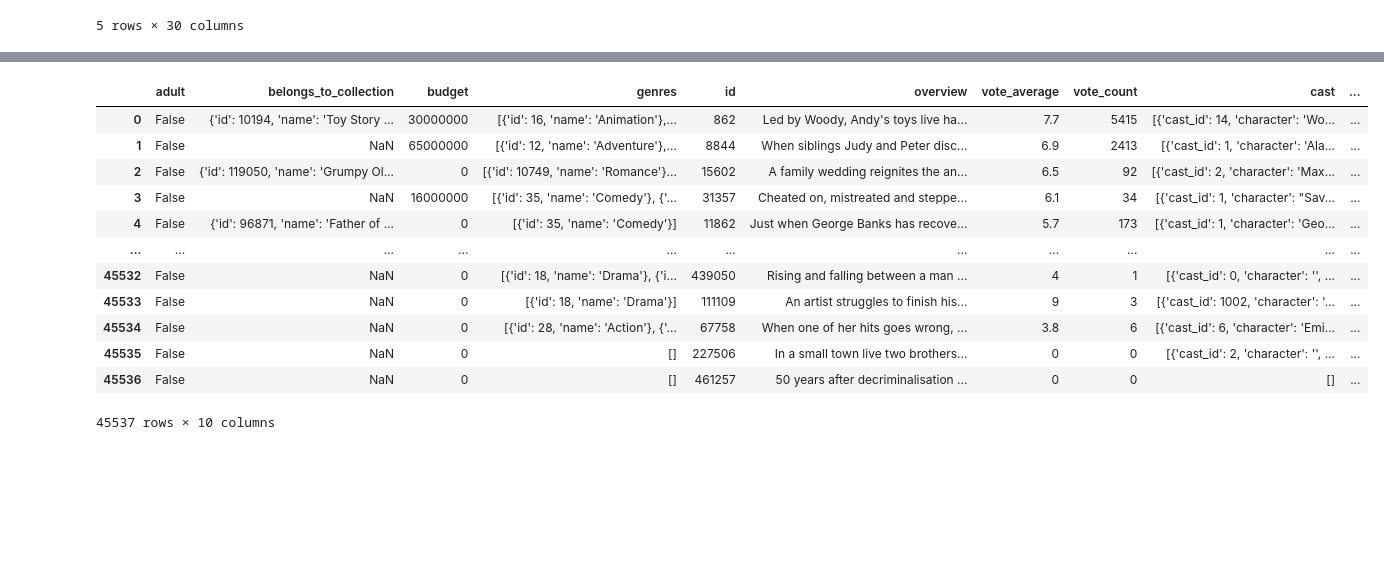
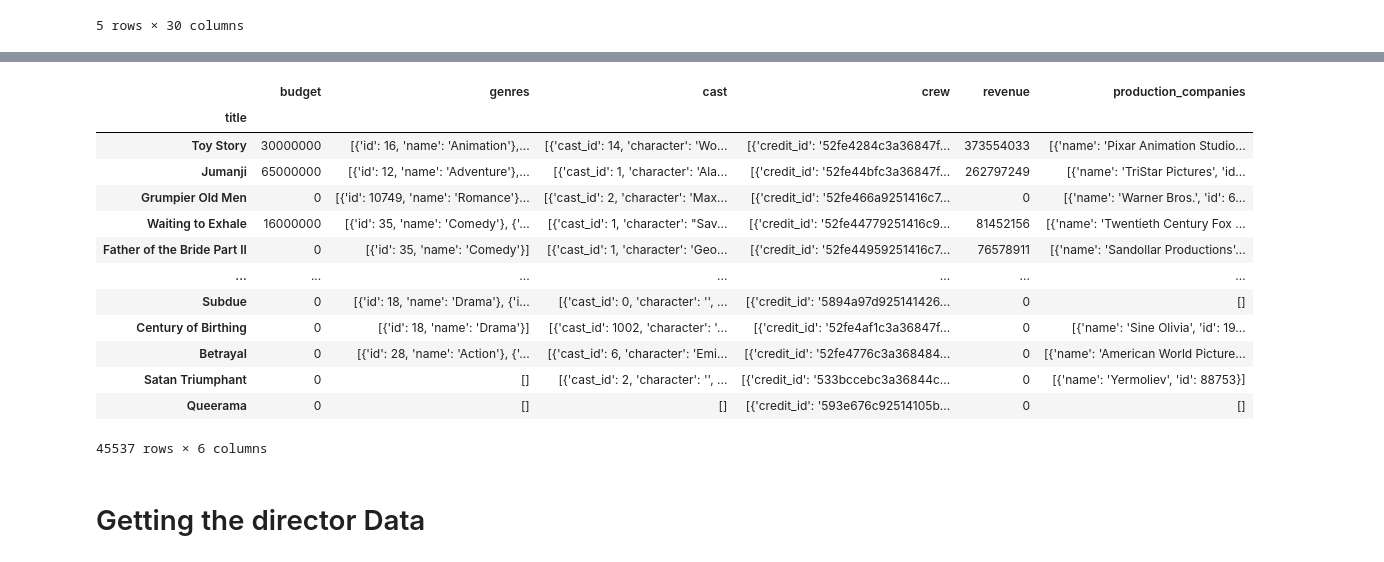
Before and after one commit to rmedina0531/movie-database-ml-project, a Jupyter notebook: project.ipynb, the cells around one changed output, grey strips where cells are left out. Cells and saved outputs as stored; diff of their text form; code cells hidden in the pictures; blank space fills up the shorter version.

Commit message:
Data parsing in progress, Production companies failing to parse

```diff
--- a/project.ipynb
+++ b/project.ipynb
@@ -46,5 +46,7 @@ df.head()
 | 4 | False | {'id': 96871, 'name': 'Father of ... | 0 | [{'id': 35, 'name': 'Comedy'}] | NaN | 11862 | tt0113041 | en | ... |
 5 rows × 30 columns
 # %%
+df.set_index('title', inplace=True)
+df
 # %% [output]
 |  | adult | belongs_to_collection | budget | genres | homepage | id | imdb_id | original_language | ... |
@@ -57,17 +66,20 @@ df.head()
 # %%
-df_reduced = df[['adult','belongs_to_collection', 'budget', 'genres', 'id', 'overview', 'vote_average', 'vote_count', 'cast', 'crew']]
+df_reduced = df[['budget', 'genres', 'cast', 'crew', 'revenue', 'production_companies']]
 df_reduced
 # %% [output]
-|  | adult | belongs_to_collection | budget | genres | id | overview | vote_average | vote_count | cast | ... |
-| 0 | False | {'id': 10194, 'name': 'Toy Story ... | 30000000 | [{'id': 16, 'name': 'Animation'},... | 862 | Led by Woody, Andy's toys live ha... | 7.7 | 5415 | [{'cast_id': 14, 'character': 'Wo... | ... |
-| 1 | False | NaN | 65000000 | [{'id': 12, 'name': 'Adventure'},... | 8844 | When siblings Judy and Peter disc... | 6.9 | 2413 | [{'cast_id': 1, 'character': 'Ala... | ... |
-| 2 | False | {'id': 119050, 'name': 'Grumpy Ol... | 0 | [{'id': 10749, 'name': 'Romance'}... | 15602 | A family wedding reignites the an... | 6.5 | 92 | [{'cast_id': 2, 'character': 'Max... | ... |
-| 3 | False | NaN | 16000000 | [{'id': 35, 'name': 'Comedy'}, {'... | 31357 | Cheated on, mistreated and steppe... | 6.1 | 34 | [{'cast_id': 1, 'character': "Sav... | ... |
-| 4 | False | {'id': 96871, 'name': 'Father of ... | 0 | [{'id': 35, 'name': 'Comedy'}] | 11862 | Just when George Banks has recove... | 5.7 | 173 | [{'cast_id': 1, 'character': 'Geo... | ... |
-| ... | ... | ... | ... | ... | ... | ... | ... | ... | ... | ... |
-| 45532 | False | NaN | 0 | [{'id': 18, 'name': 'Drama'}, {'i... | 439050 | Rising and falling between a man ... | 4 | 1 | [{'cast_id': 0, 'character': '', ... | ... |
-| 45533 | False | NaN | 0 | [{'id': 18, 'name': 'Drama'}] | 111109 | An artist struggles to finish his... | 9 | 3 | [{'cast_id': 1002, 'character': '... | ... |
-| 45534 | False | NaN | 0 | [{'id': 28, 'name': 'Action'}, {'... | 67758 | When one of her hits goes wrong, ... | 3.8 | 6 | [{'cast_id': 6, 'character': 'Emi... | ... |
-| 45535 | False | NaN | 0 | [] | 227506 | In a small town live two brothers... | 0 | 0 | [{'cast_id': 2, 'character': '', ... | ... |
-| 45536 | False | NaN | 0 | [] | 461257 | 50 years after decriminalisation ... | 0 | 0 | [] | ... |
+|  | budget | genres | cast | crew | revenue | production_companies |
+| title |  |  |  |  |  |  |
+| Toy Story | 30000000 | [{'id': 16, 'name': 'Animation'},... | [{'cast_id': 14, 'character': 'Wo... | [{'credit_id': '52fe4284c3a36847f... | 373554033 | [{'name': 'Pixar Animation Studio... |
+| Jumanji | 65000000 | [{'id': 12, 'name': 'Adventure'},... | [{'cast_id': 1, 'character': 'Ala... | [{'credit_id': '52fe44bfc3a36847f... | 262797249 | [{'name': 'TriStar Pictures', 'id... |
+| Grumpier Old Men | 0 | [{'id': 10749, 'name': 'Romance'}... | [{'cast_id': 2, 'character': 'Max... | [{'credit_id': '52fe466a9251416c7... | 0 | [{'name': 'Warner Bros.', 'id': 6... |
+| Waiting to Exhale | 16000000 | [{'id': 35, 'name': 'Comedy'}, {'... | [{'cast_id': 1, 'character': "Sav... | [{'credit_id': '52fe44779251416c9... | 81452156 | [{'name': 'Twentieth Century Fox ... |
+| Father of the Bride Part II | 0 | [{'id': 35, 'name': 'Comedy'}] | [{'cast_id': 1, 'character': 'Geo... | [{'credit_id': '52fe44959251416c7... | 76578911 | [{'name': 'Sandollar Productions'... |
+| ... | ... | ... | ... | ... | ... | ... |
+| Subdue | 0 | [{'id': 18, 'name': 'Drama'}, {'i... | [{'cast_id': 0, 'character': '', ... | [{'credit_id': '5894a97d925141426... | 0 | [] |
+| Century of Birthing | 0 | [{'id': 18, 'name': 'Drama'}] | [{'cast_id': 1002, 'character': '... | [{'credit_id': '52fe4af1c3a36847f... | 0 | [{'name': 'Sine Olivia', 'id': 19... |
+| Betrayal | 0 | [{'id': 28, 'name': 'Action'}, {'... | [{'cast_id': 6, 'character': 'Emi... | [{'credit_id': '52fe4776c3a368484... | 0 | [{'name': 'American World Picture... |
+| Satan Triumphant | 0 | [] | [{'cast_id': 2, 'character': '', ... | [{'credit_id': '533bccebc3a36844c... | 0 | [{'name': 'Yermoliev', 'id': 88753}] |
+| Queerama | 0 | [] | [] | [{'credit_id': '593e676c92514105b... | 0 | [] |
-45537 rows × 10 columns
+45537 rows × 6 columns
+# %% [markdown]
+# Getting the director Data
```
Also changed, not shown: parts of 17 cells of this notebook.
